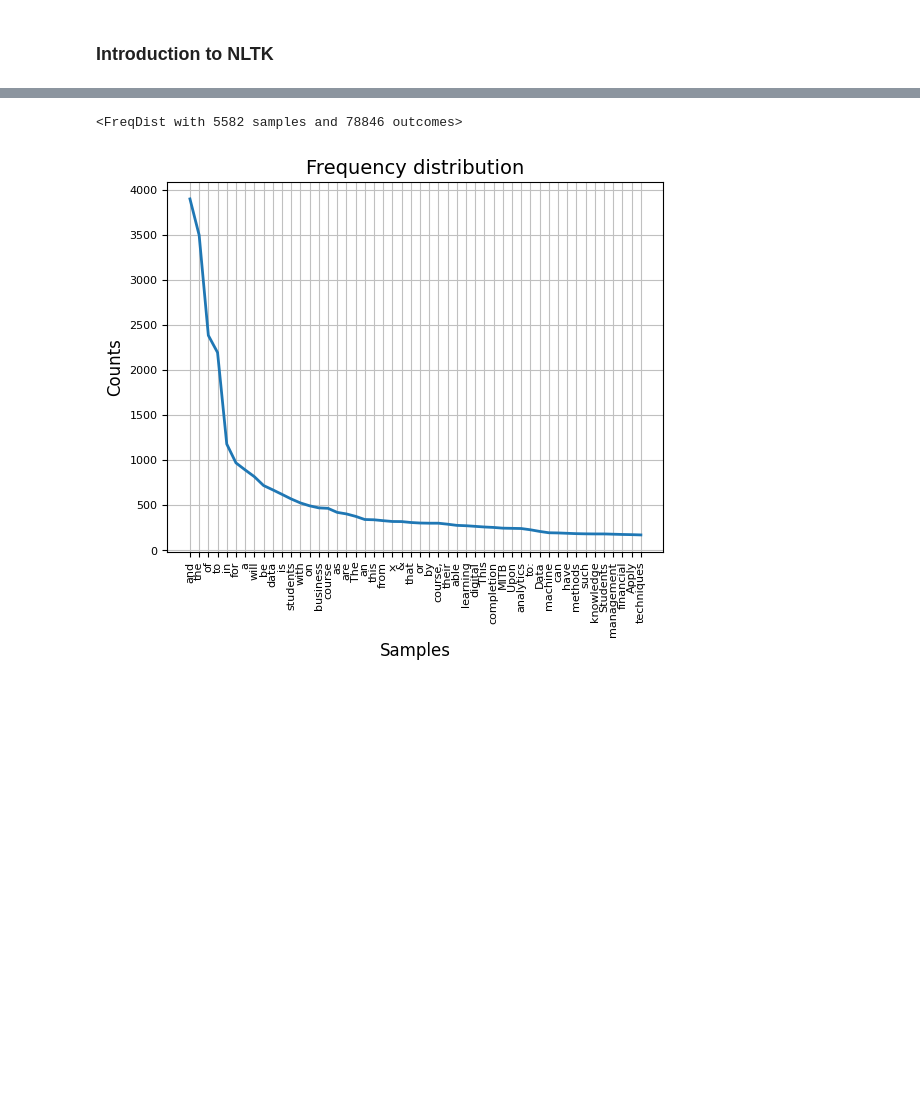
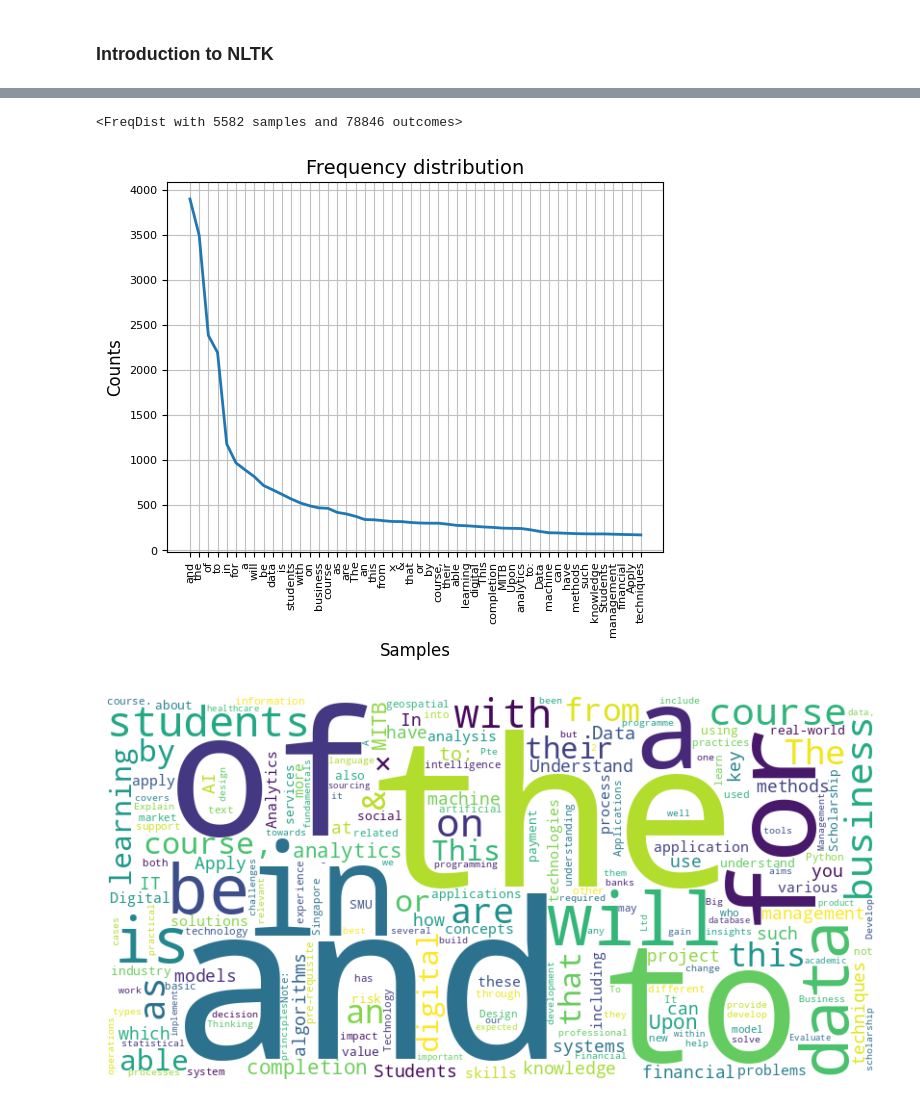
Before and after one commit to Jasper315/ISSS609-Text-Analytics-2024, a Jupyter notebook: week-01/01_gettting_started.ipynb, the cells around one changed output, grey strips where cells are left out. Drawn from its saved outputs; the diff is of its cells as text; code cells hidden in the pictures; blank space fills up the shorter version.

```diff
--- a/week-01/01_gettting_started.ipynb
+++ b/week-01/01_gettting_started.ipynb
@@ -80,16 +80,23 @@ Total no of tokens: 78846
 # %%
 
 def calculate_frequencies_and_plot(file_contents):
 
+    """
+    Please implement the function here:
+    1. Use the nltk library to calculate the frequency of each word in the input file_contents.
+    2. Use the nltk library to plot the frequency distribution of the top 50 words.
+    """
+
     raise NotImplementedError
-
-
 
 Freq_dist_nltk = calculate_frequencies_and_plot(tokens)
 
+plot_word_cloud(Freq_dist_nltk)
+
 # once you implement the function calculate_frequencies_and_plot, you might obtain the following result
 # %% [output]
 <FreqDist with 5582 samples and 78846 outcomes>
 [figure]
+[figure, added]
 # %%
 def remove_stopwords(tokens):
```
Also changed, not shown: parts of 2 cells of this notebook.
